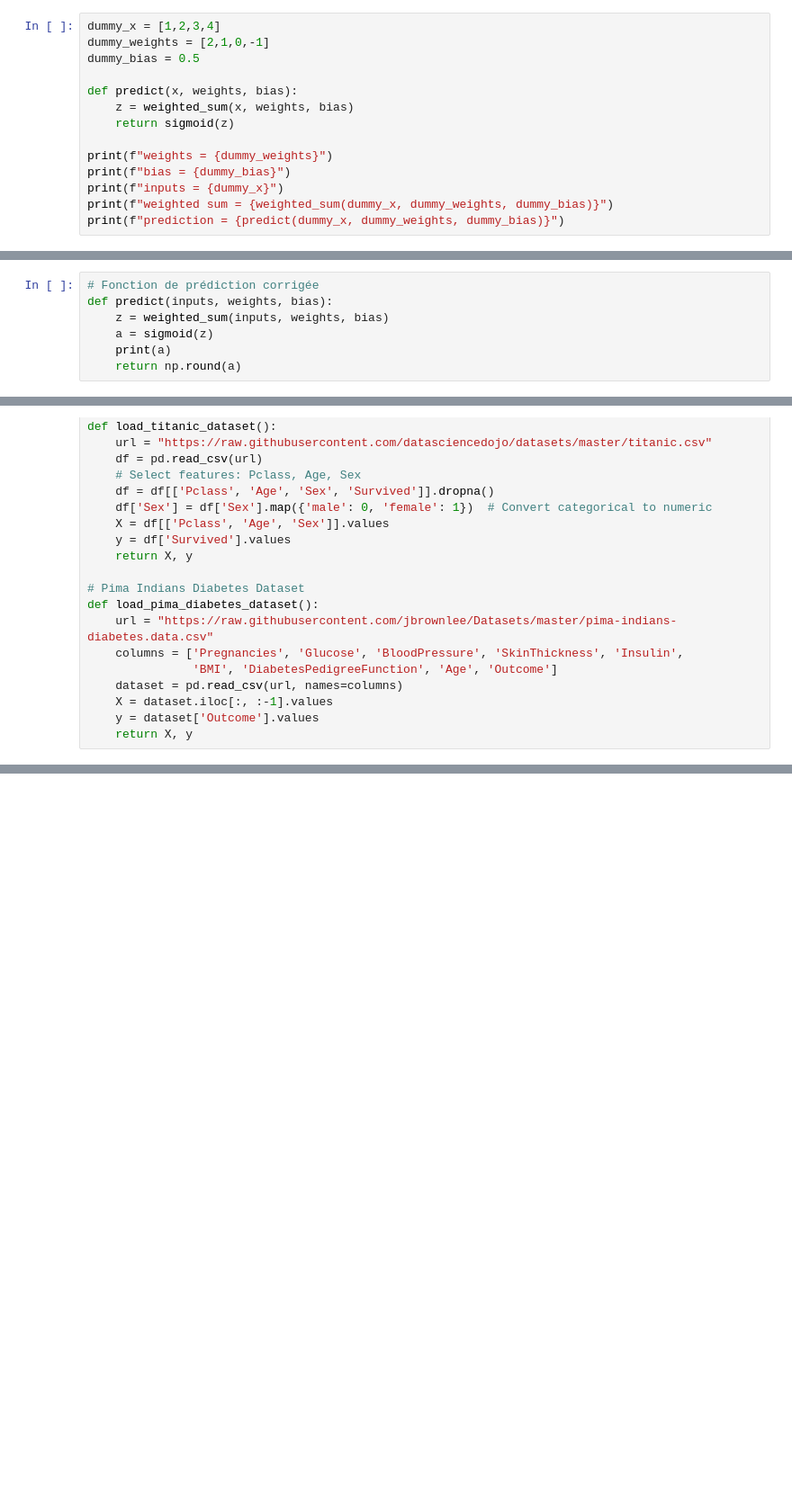
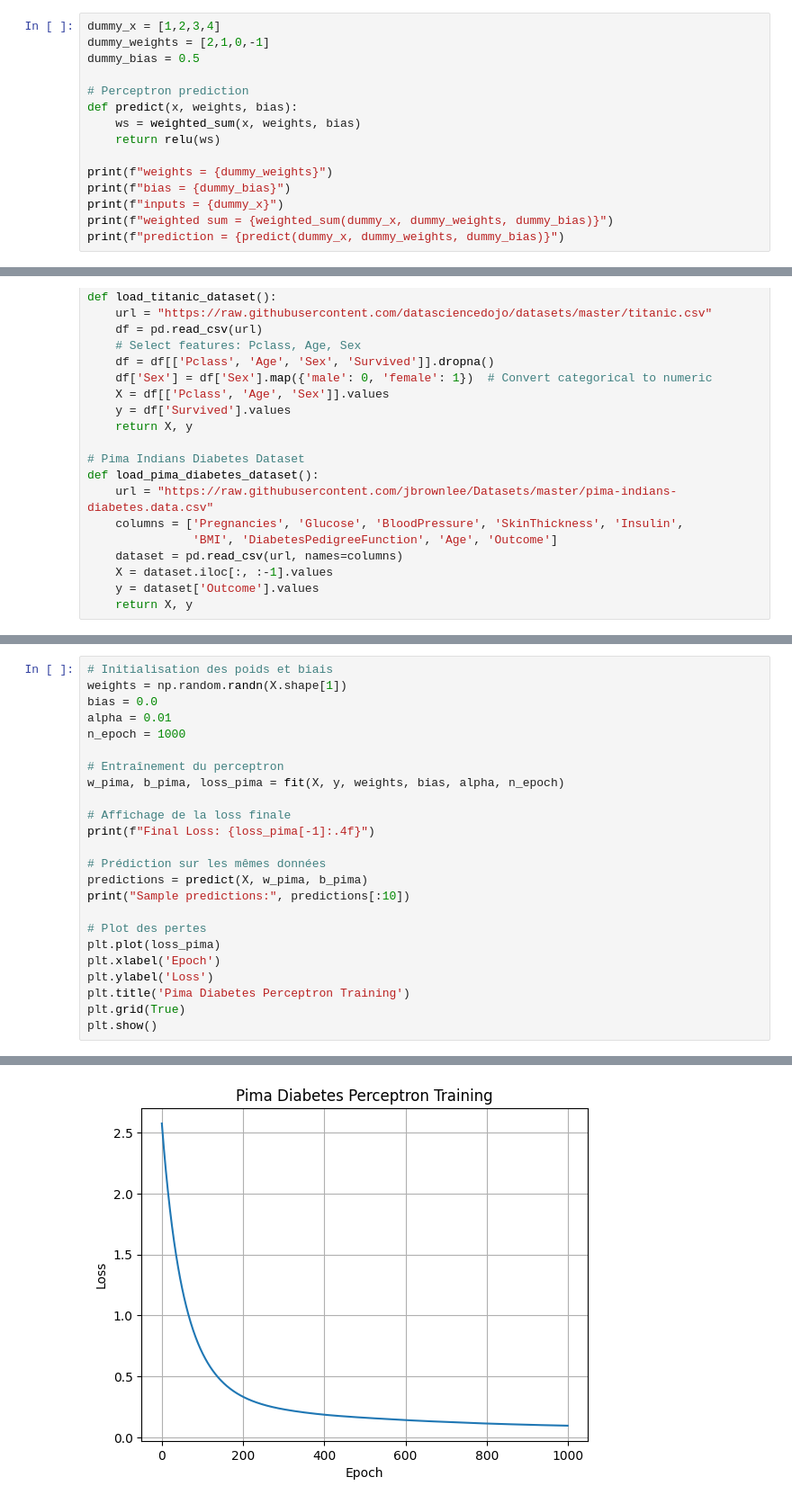
Before and after one commit to Moussa-Kalla/deep_learning_course, a Jupyter notebook: part1_artificial_neural_network/perceptron.ipynb, the cells around one changed output, grey strips where cells are left out. Shown at 90% size. Cells and saved outputs as stored; diff of their text form; blank space fills up the shorter version.

```diff
--- a/part1_artificial_neural_network/perceptron.ipynb
+++ b/part1_artificial_neural_network/perceptron.ipynb
@@ -162,9 +162,10 @@ dummy_x = [1,2,3,4]
 dummy_weights = [2,1,0,-1]
 dummy_bias = 0.5
 
+# Perceptron prediction
 def predict(x, weights, bias):
-    z = weighted_sum(x, weights, bias)
-    return sigmoid(z)
+    ws = weighted_sum(x, weights, bias)
+    return relu(ws)
 
 print(f"weights = {dummy_weights}")
 print(f"bias = {dummy_bias}")
@@ -302,7 +325,0 @@ plot_losses(loss_and, loss_or, loss_xor)
-# %%
-# Fonction de prédiction corrigée
-def predict(inputs, weights, bias):
-    z = weighted_sum(inputs, weights, bias)
-    a = sigmoid(z)
-    print(a)
-    return np.round(a)
@@ -445,0 +448,25 @@ print(f"First samples: {X[0]} -> {y[0]}")
+# %%
+# Initialisation des poids et biais
+weights = np.random.randn(X.shape[1])
+bias = 0.0
+alpha = 0.01
+n_epoch = 1000
+
+# Entraînement du perceptron
+w_pima, b_pima, loss_pima = fit(X, y, weights, bias, alpha, n_epoch)
+
+# Affichage de la loss finale
+print(f"Final Loss: {loss_pima[-1]:.4f}")
+
+# Prédiction sur les mêmes données
+predictions = predict(X, w_pima, b_pima)
+print("Sample predictions:", predictions[:10])
+
+# Plot des pertes
+plt.plot(loss_pima)
+plt.xlabel('Epoch')
+plt.ylabel('Loss')
+plt.title('Pima Diabetes Perceptron Training')
+plt.grid(True)
+plt.show()
+# %% [output]
@@ -445,0 +490 @@ print(f"First samples: {X[0]} -> {y[0]}")
+[figure, added]
```
Also changed, not shown: parts of 9 cells of this notebook.
